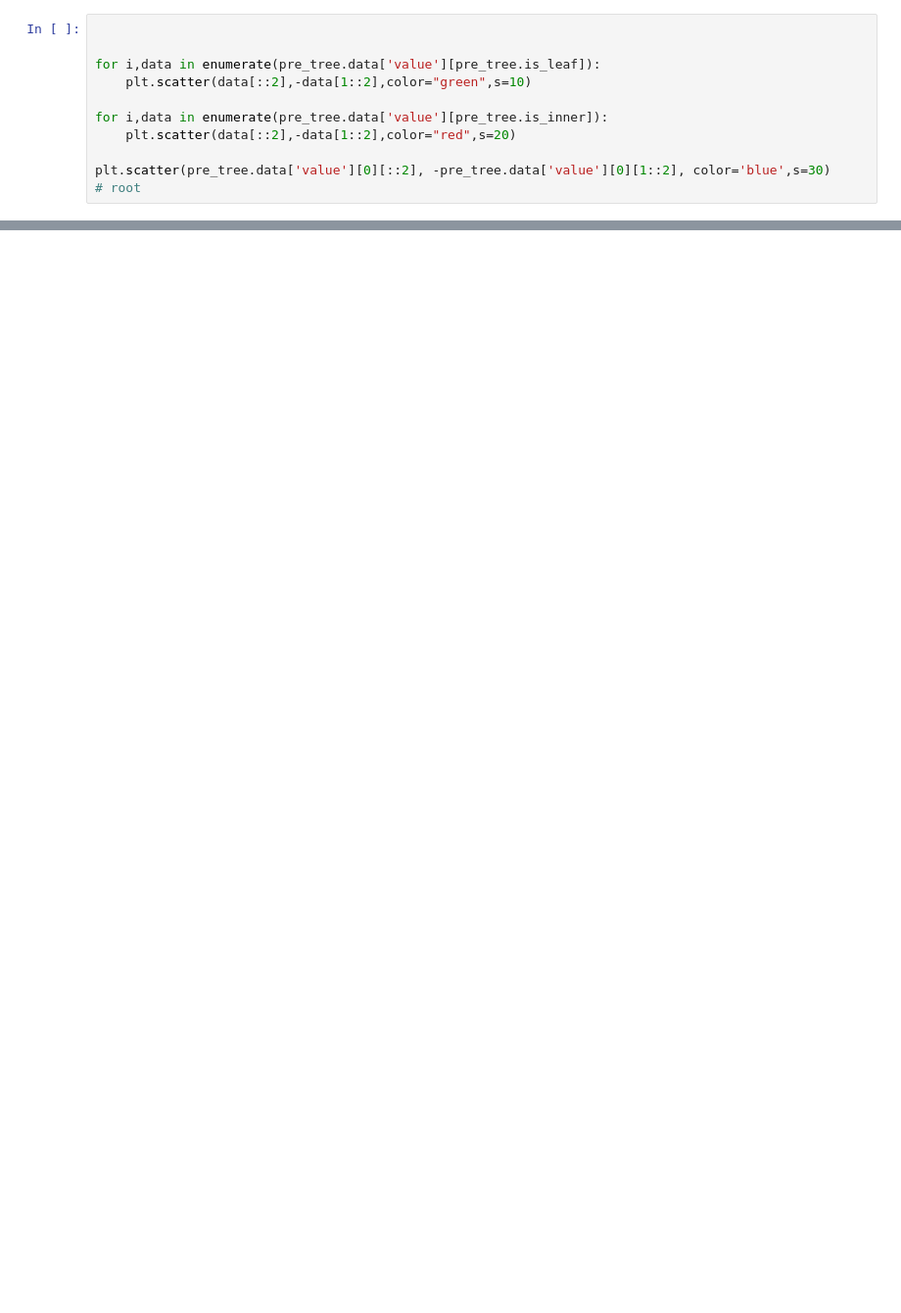
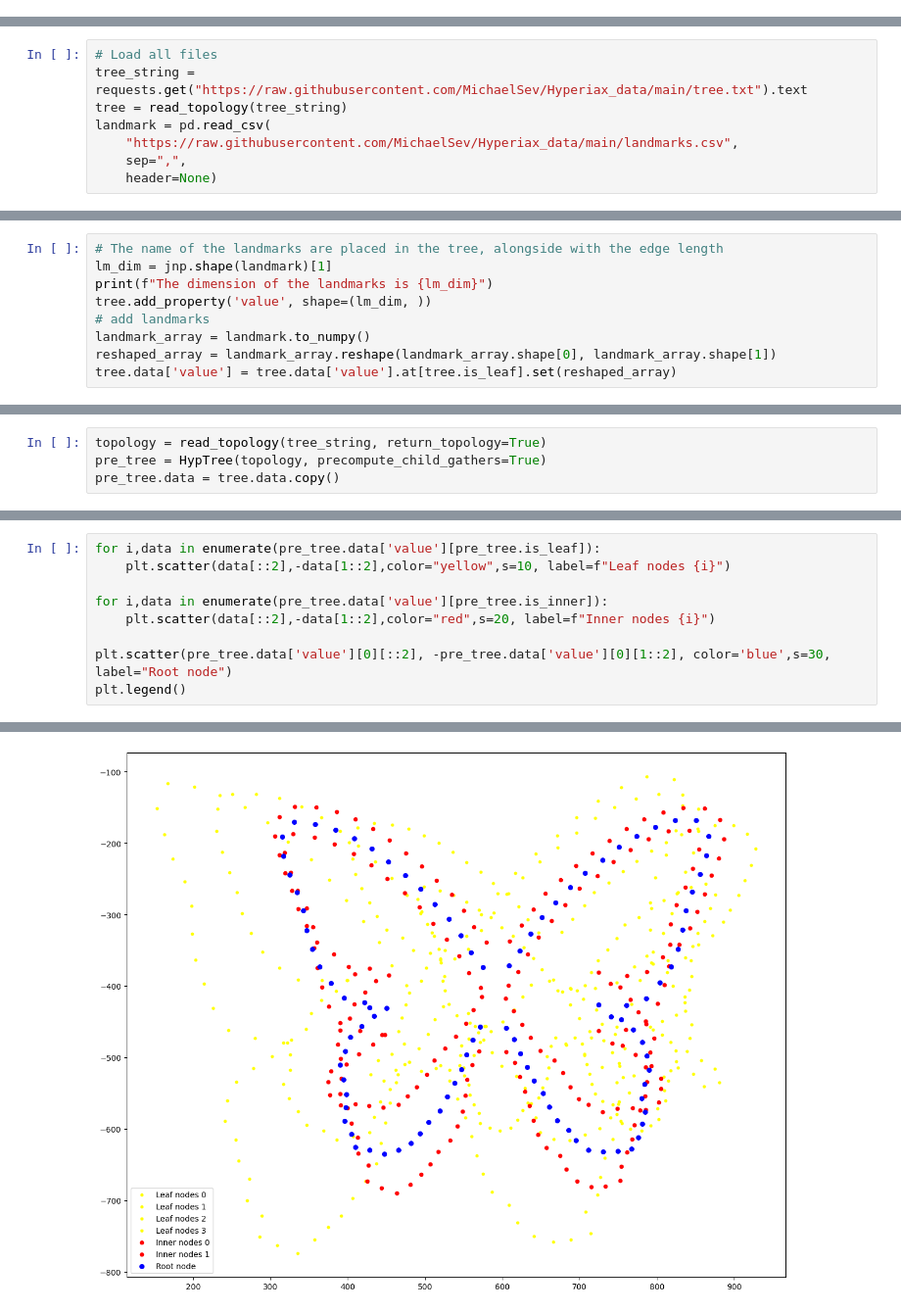
Before and after one commit to ComputationalEvolutionaryMorphometry/hyperiax, a Jupyter notebook: docs/source/notebooks/Upwards_LDDMM.ipynb, the cells around one changed output, grey strips where cells are left out. Shown at 98% size. Drawn from its saved outputs; the diff is of its cells as text; blank space fills up the shorter version.

```diff
--- a/docs/source/notebooks/Upwards_LDDMM.ipynb
+++ b/docs/source/notebooks/Upwards_LDDMM.ipynb
@@ -236,10 +0,0 @@ Next, we plot all leaf nodes (points in light colors) along with the estimated r
-# %%
-
-
-for i,data in enumerate(pre_tree.data['value'][pre_tree.is_leaf]):
-    plt.scatter(data[::2],-data[1::2],color="green",s=10)
-
-for i,data in enumerate(pre_tree.data['value'][pre_tree.is_inner]):
-    plt.scatter(data[::2],-data[1::2],color="red",s=20)
-
-plt.scatter(pre_tree.data['value'][0][::2], -pre_tree.data['value'][0][1::2], color='blue',s=30)    # root
@@ -248,0 +29,8 @@ plt.scatter(pre_tree.data['value'][0][::2], -pre_tree.data['value'][0][1::2], co
+# %%
+# Load all files
+tree_string = requests.get("https://raw.githubusercontent.com/MichaelSev/Hyperiax_data/main/tree.txt").text
+tree = read_topology(tree_string)
+landmark = pd.read_csv(
+    "https://raw.githubusercontent.com/MichaelSev/Hyperiax_data/main/landmarks.csv",
+    sep=",",
+    header=None)
@@ -248,0 +43,9 @@ plt.scatter(pre_tree.data['value'][0][::2], -pre_tree.data['value'][0][1::2], co
+# %%
+# The name of the landmarks are placed in the tree, alongside with the edge length
+lm_dim = jnp.shape(landmark)[1]
+print(f"The dimension of the landmarks is {lm_dim}")
+tree.add_property('value', shape=(lm_dim, ))
+# add landmarks
+landmark_array = landmark.to_numpy()
+reshaped_array = landmark_array.reshape(landmark_array.shape[0], landmark_array.shape[1])
+tree.data['value'] = tree.data['value'].at[tree.is_leaf].set(reshaped_array)
@@ -248,0 +85,4 @@ plt.scatter(pre_tree.data['value'][0][::2], -pre_tree.data['value'][0][1::2], co
+# %%
+topology = read_topology(tree_string, return_topology=True)
+pre_tree = HypTree(topology, precompute_child_gathers=True)
+pre_tree.data = tree.data.copy()
@@ -248,0 +218,10 @@ plt.scatter(pre_tree.data['value'][0][::2], -pre_tree.data['value'][0][1::2], co
+# %%
+for i,data in enumerate(pre_tree.data['value'][pre_tree.is_leaf]):
+    plt.scatter(data[::2],-data[1::2],color="yellow",s=10, label=f"Leaf nodes {i}")
+
+for i,data in enumerate(pre_tree.data['value'][pre_tree.is_inner]):
+    plt.scatter(data[::2],-data[1::2],color="red",s=20, label=f"Inner nodes {i}")
+
+plt.scatter(pre_tree.data['value'][0][::2], -pre_tree.data['value'][0][1::2], color='blue',s=30, label="Root node")
+plt.legend()
+# %% [output]
@@ -248,0 +229 @@ plt.scatter(pre_tree.data['value'][0][::2], -pre_tree.data['value'][0][1::2], co
+[figure, added]
```
Also changed, not shown: parts of 39 cells of this notebook, 10 other files.
